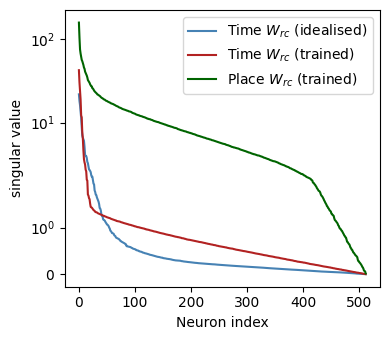
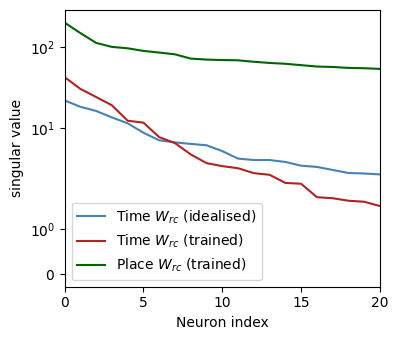
Unified diff of the notebook cell whose output changed from the first chart to the second:
--- before
+++ after
@@ -13,6 +13,5 @@
 plt.tight_layout()
 plt.savefig('singular_values_comparison.png', transparent=True, dpi=500)
-plt.show()
-
+plt.xlim(0, 20)
 corr_S = np.corrcoef(S_tr, S_th)[0, 1]
 corr_Sp = np.corrcoef(S_tr, S_sp)[0, 1]

Commit: remove tSNE